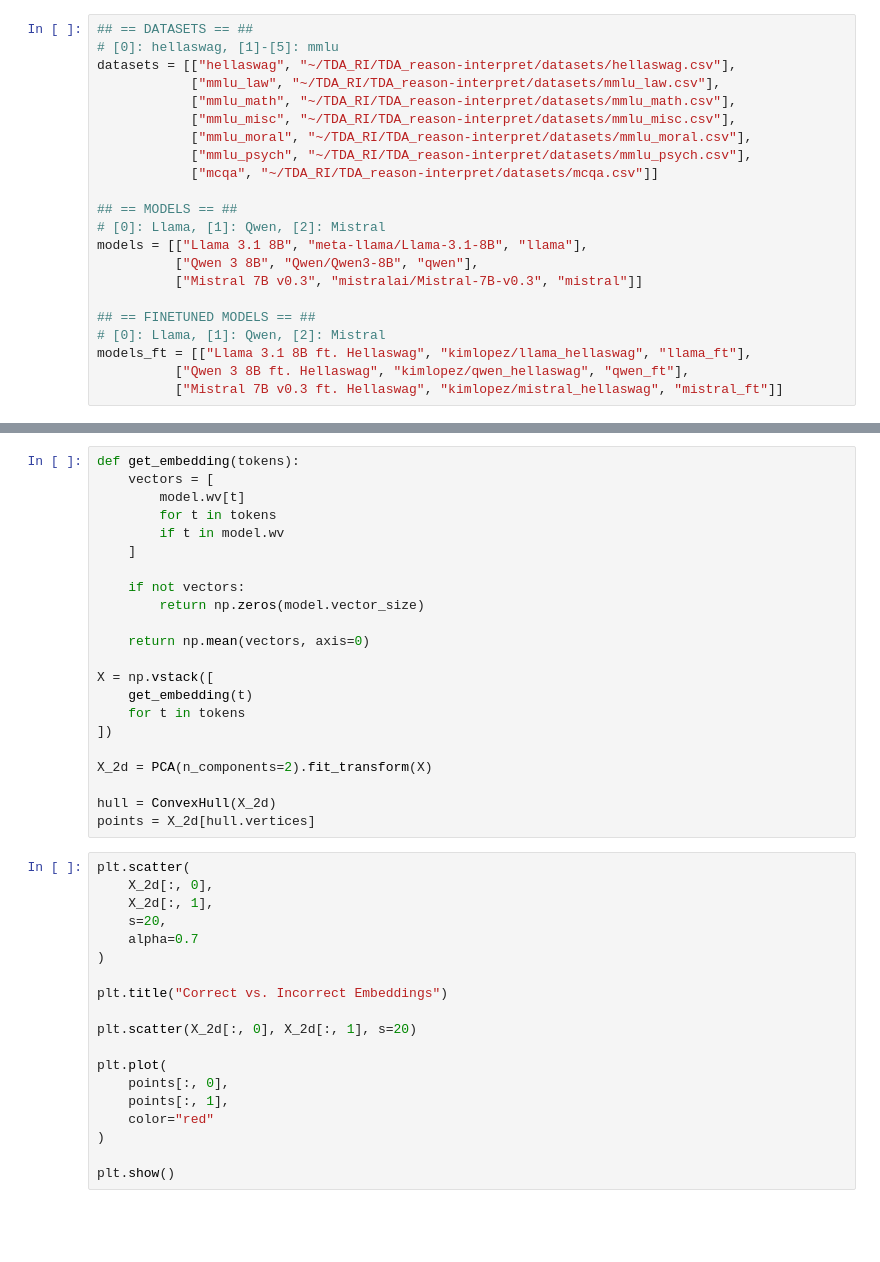
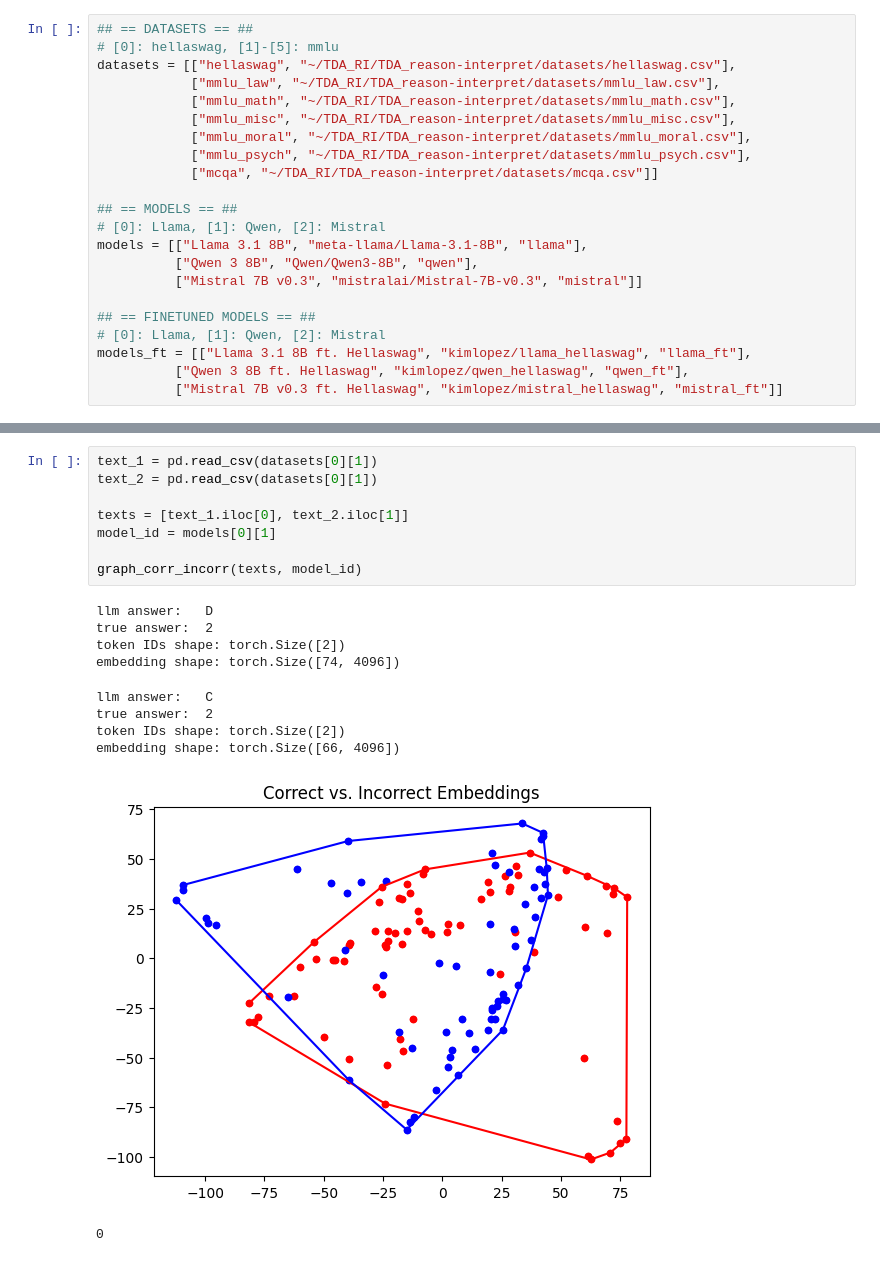
Before and after one commit to kim-lopez/TDA_reason-interpret, a Jupyter notebook: embedding_hull.ipynb, the cells around one changed output, grey strips where cells are left out. Saved outputs shown, nothing was run; the diff lists cells and outputs as text; blank space fills up the shorter version.

```diff
--- a/embedding_hull.ipynb
+++ b/embedding_hull.ipynb
@@ -77,41 +122,19 @@ model = Word2Vec(
-# %%
-def get_embedding(tokens):
-    vectors = [
-        model.wv[t]
-        for t in tokens
-        if t in model.wv
-    ]
-
-    if not vectors:
-        return np.zeros(model.vector_size)
-
-    return np.mean(vectors, axis=0)
-
-X = np.vstack([
-    get_embedding(t)
-    for t in tokens
-])
-
-X_2d = PCA(n_components=2).fit_transform(X)
-
-hull = ConvexHull(X_2d)
-points = X_2d[hull.vertices]
-# %%
-plt.scatter(
-    X_2d[:, 0],
-    X_2d[:, 1],
-    s=20,
-    alpha=0.7
-)
-
-plt.title("Correct vs. Incorrect Embeddings")
-
-plt.scatter(X_2d[:, 0], X_2d[:, 1], s=20)
-
-plt.plot(
-    points[:, 0],
-    points[:, 1],
-    color="red"
-)
-
-plt.show()
+# %%
+text_1 = pd.read_csv(datasets[0][1])
+text_2 = pd.read_csv(datasets[0][1])
+
+texts = [text_1.iloc[0], text_2.iloc[1]]
+model_id = models[0][1]
+
+graph_corr_incorr(texts, model_id)
+# %% [output]
+llm answer:   D
+true answer:  2
+token IDs shape: torch.Size([2])
+embedding shape: torch.Size([74, 4096])
+llm answer:   C
+true answer:  2
+token IDs shape: torch.Size([2])
+embedding shape: torch.Size([66, 4096])
+[figure, added]
+0
```
Also changed, not shown: parts of 4 cells of this notebook.
